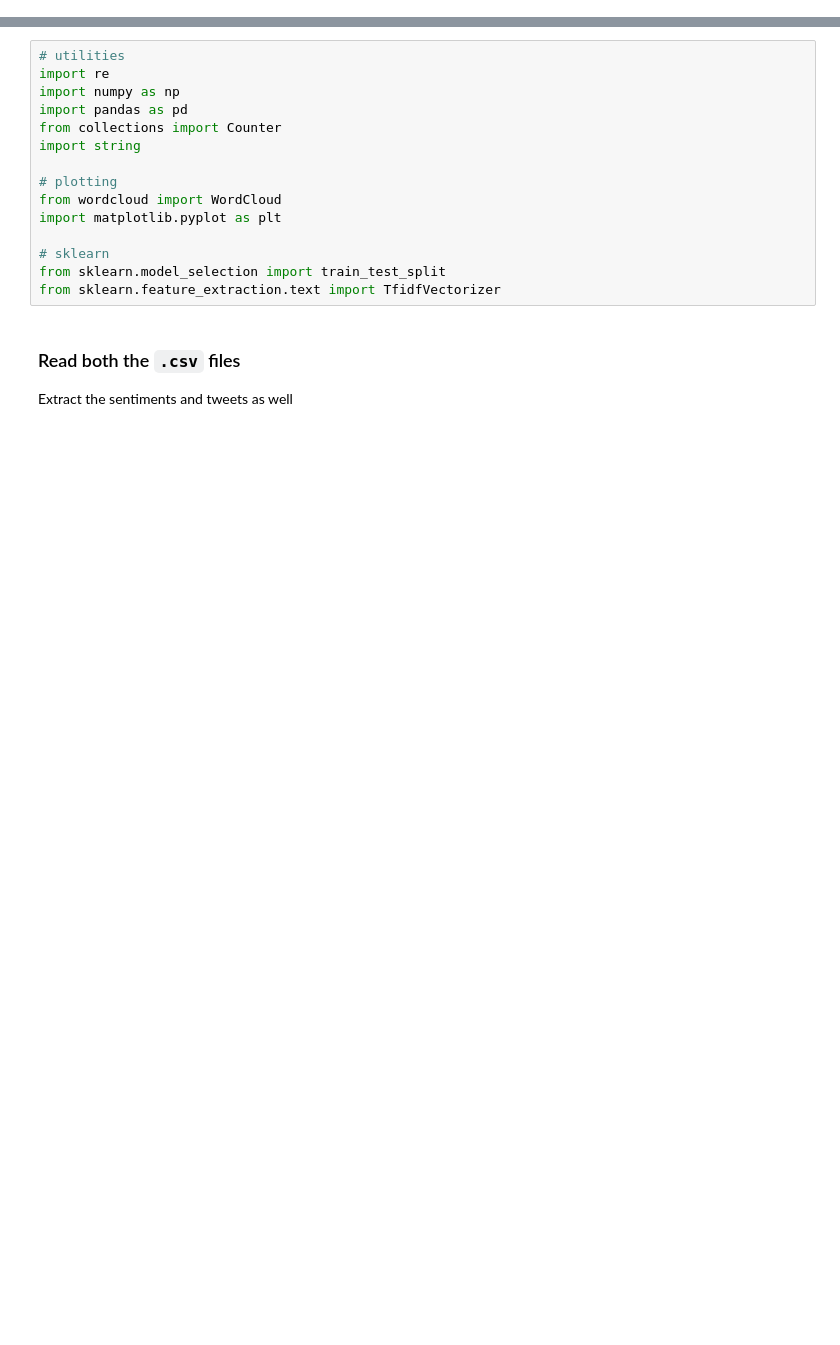
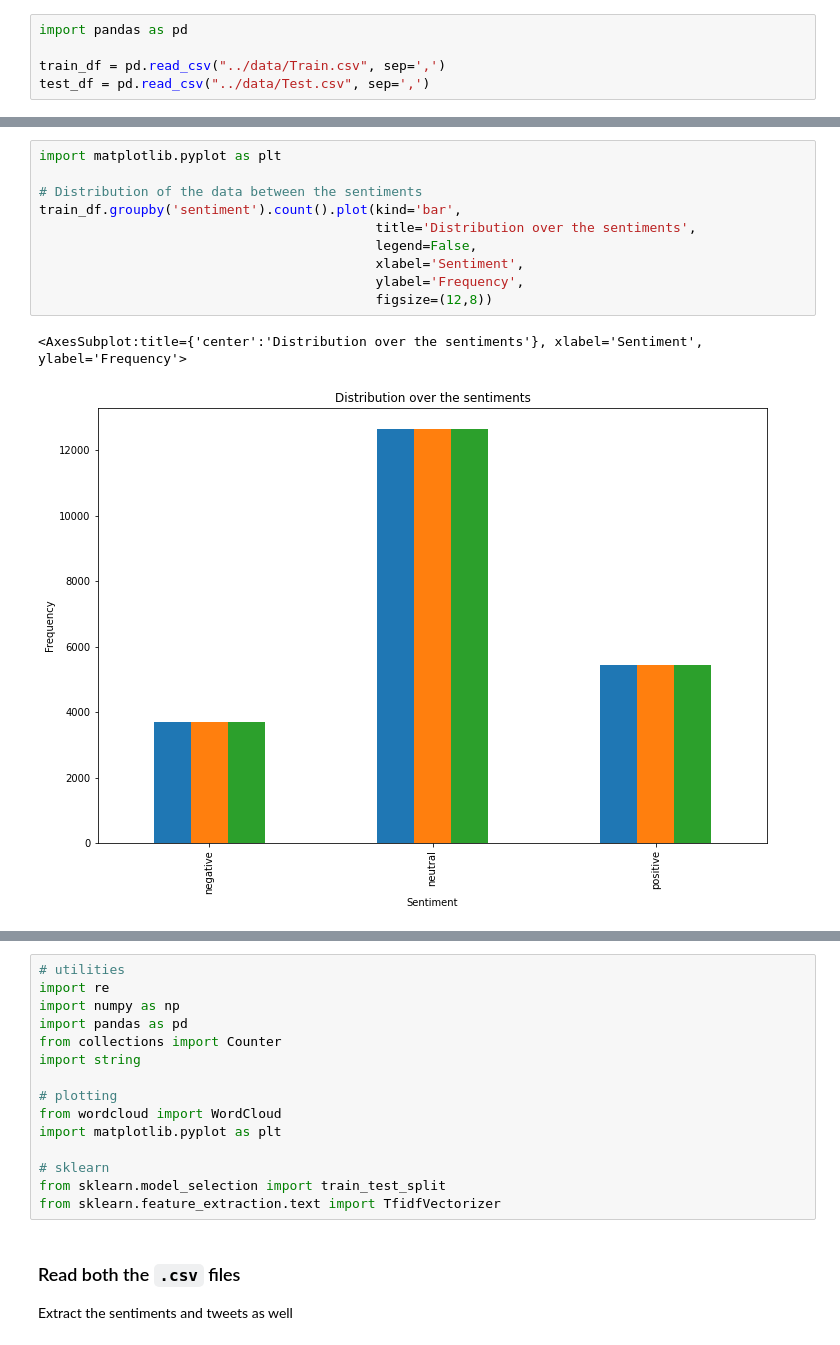
Before and after one commit to DigitalData/unimelb.comp30027.ml-assignment-2, a Jupyter notebook: code/sentiment-analysis.ipynb, the cells around one changed output, grey strips where cells are left out. Cells and saved outputs as stored; diff of their text form; blank space fills up the shorter version.

```diff
--- a/code/sentiment-analysis.ipynb
+++ b/code/sentiment-analysis.ipynb
@@ -11,0 +15,5 @@
+# %%
+import pandas as pd
+
+train_df = pd.read_csv("../data/Train.csv", sep=',')
+test_df = pd.read_csv("../data/Test.csv", sep=',')
@@ -11,0 +106,13 @@
+# %%
+import matplotlib.pyplot as plt
+
+# Distribution of the data between the sentiments
+train_df.groupby('sentiment').count().plot(kind='bar',
+                                           title='Distribution over the sentiments',
+                                           legend=False,
+                                           xlabel='Sentiment',
+                                           ylabel='Frequency',
+                                           figsize=(12,8))
+# %% [output]
+<AxesSubplot:title={'center':'Distribution over the sentiments'}, xlabel='Sentiment', ylabel='Frequency'>
+[figure, added]
```
Also changed, not shown: parts of 18 cells of this notebook, 18 other files.
